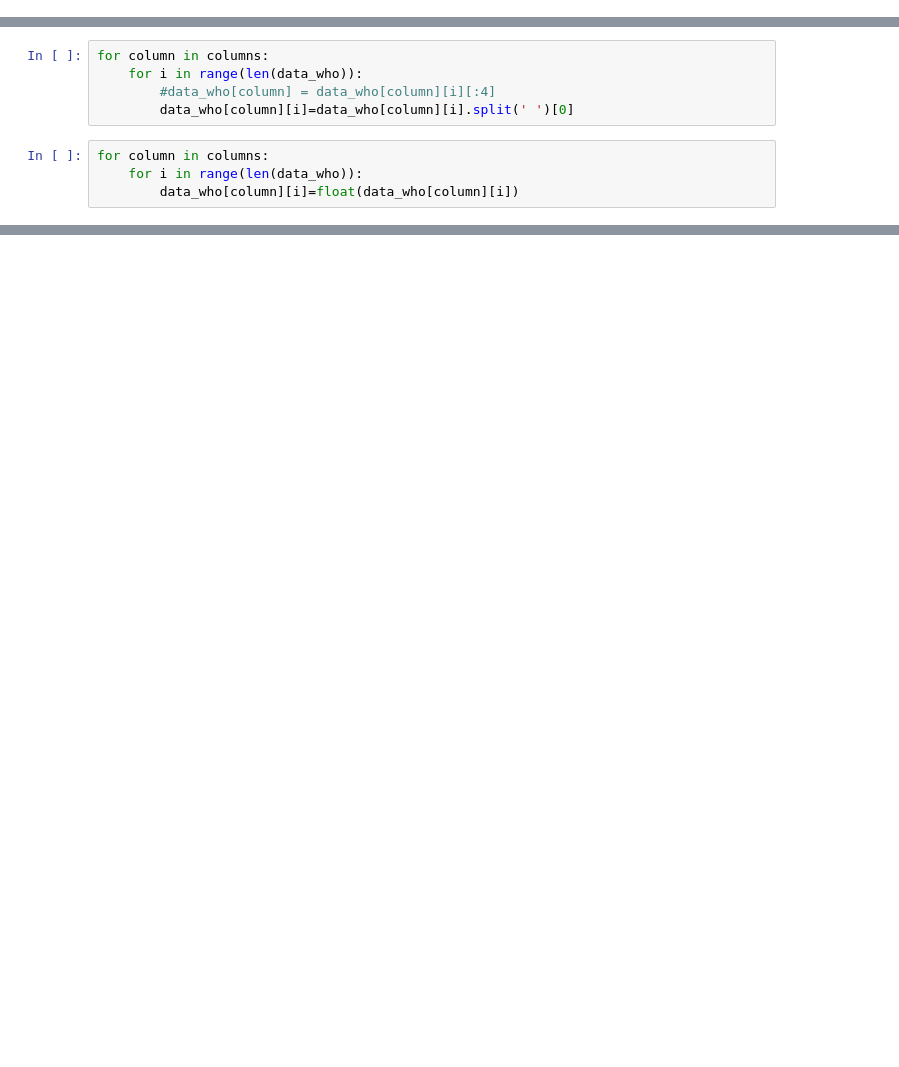
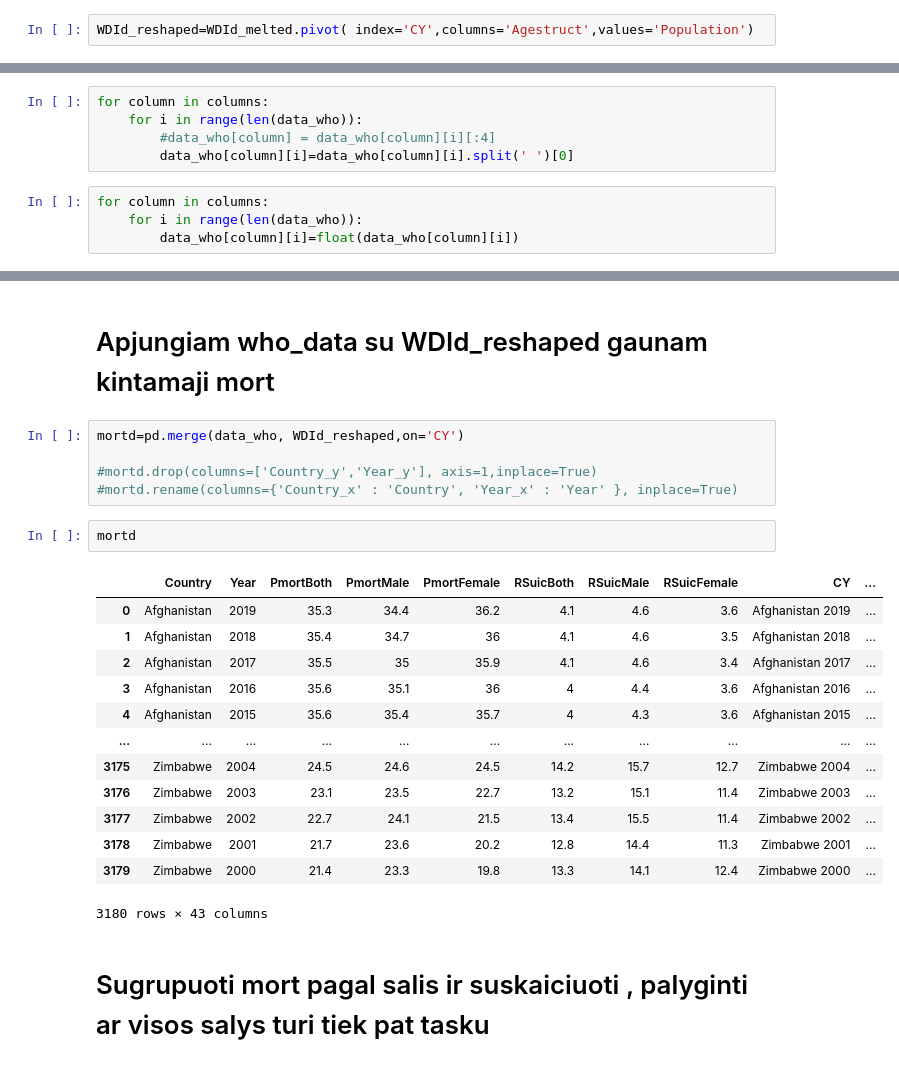
Before and after one commit to GabrieleKasputyte/Duomenu-gavyba, a Jupyter notebook: Suicide Data Analysis/Duomenu_transformacijos.ipynb, the cells around one changed output, grey strips where cells are left out. Drawn from its saved outputs; the diff is of its cells as text; blank space fills up the shorter version.

```diff
--- a/Suicide Data Analysis/Duomenu_transformacijos.ipynb
+++ b/Suicide Data Analysis/Duomenu_transformacijos.ipynb
@@ -18,0 +65,2 @@ WDId
+# %%
+WDId_reshaped=WDId_melted.pivot( index='CY',columns='Agestruct',values='Population')
@@ -52,0 +154,25 @@ data_who
+# %% [markdown]
+# Apjungiam who_data su WDId_reshaped gaunam kintamaji mort
+# %%
+mortd=pd.merge(data_who, WDId_reshaped,on='CY')
+
+#mortd.drop(columns=['Country_y','Year_y'], axis=1,inplace=True)
+#mortd.rename(columns={'Country_x' : 'Country', 'Year_x' : 'Year' }, inplace=True)
+# %%
+mortd
+# %% [output]
+|  | Country | Year | PmortBoth | PmortMale | PmortFemale | RSuicBoth | RSuicMale | RSuicFemale | CY | ... |
+| 0 | Afghanistan | 2019 | 35.3 | 34.4 | 36.2 | 4.1 | 4.6 | 3.6 | Afghanistan 2019 | ... |
+| 1 | Afghanistan | 2018 | 35.4 | 34.7 | 36 | 4.1 | 4.6 | 3.5 | Afghanistan 2018 | ... |
+| 2 | Afghanistan | 2017 | 35.5 | 35 | 35.9 | 4.1 | 4.6 | 3.4 | Afghanistan 2017 | ... |
+| 3 | Afghanistan | 2016 | 35.6 | 35.1 | 36 | 4 | 4.4 | 3.6 | Afghanistan 2016 | ... |
+| 4 | Afghanistan | 2015 | 35.6 | 35.4 | 35.7 | 4 | 4.3 | 3.6 | Afghanistan 2015 | ... |
+| ... | ... | ... | ... | ... | ... | ... | ... | ... | ... | ... |
+| 3175 | Zimbabwe | 2004 | 24.5 | 24.6 | 24.5 | 14.2 | 15.7 | 12.7 | Zimbabwe 2004 | ... |
+| 3176 | Zimbabwe | 2003 | 23.1 | 23.5 | 22.7 | 13.2 | 15.1 | 11.4 | Zimbabwe 2003 | ... |
+| 3177 | Zimbabwe | 2002 | 22.7 | 24.1 | 21.5 | 13.4 | 15.5 | 11.4 | Zimbabwe 2002 | ... |
+| 3178 | Zimbabwe | 2001 | 21.7 | 23.6 | 20.2 | 12.8 | 14.4 | 11.3 | Zimbabwe 2001 | ... |
+| 3179 | Zimbabwe | 2000 | 21.4 | 23.3 | 19.8 | 13.3 | 14.1 | 12.4 | Zimbabwe 2000 | ... |
+3180 rows × 43 columns
+# %% [markdown]
+# Sugrupuoti mort pagal salis ir suskaiciuoti , palyginti ar visos salys turi tiek pat tasku
```
Also changed, not shown: parts of 21 cells of this notebook.
